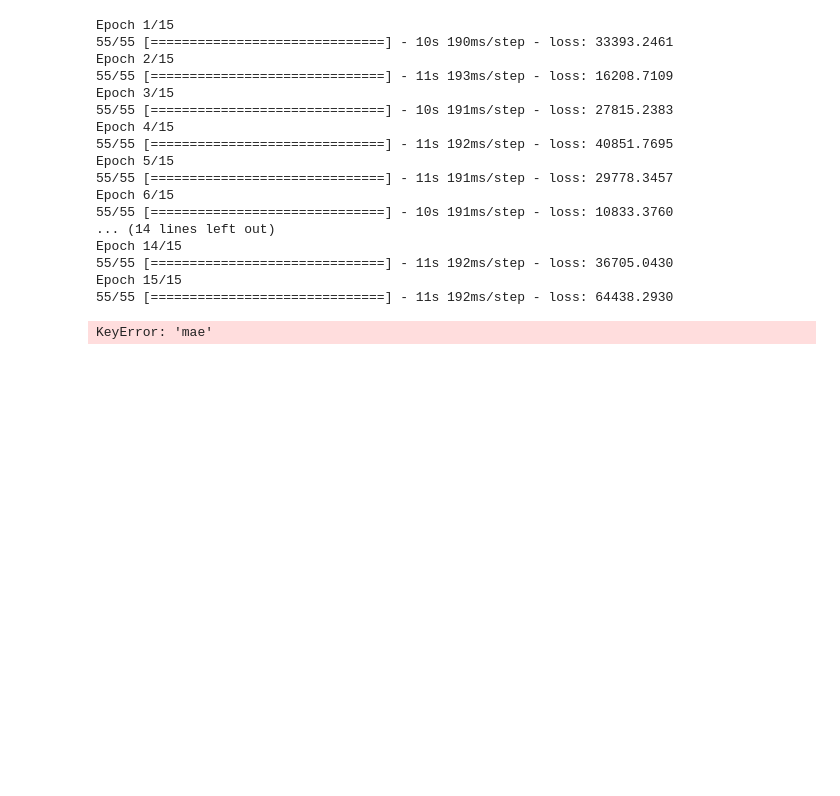
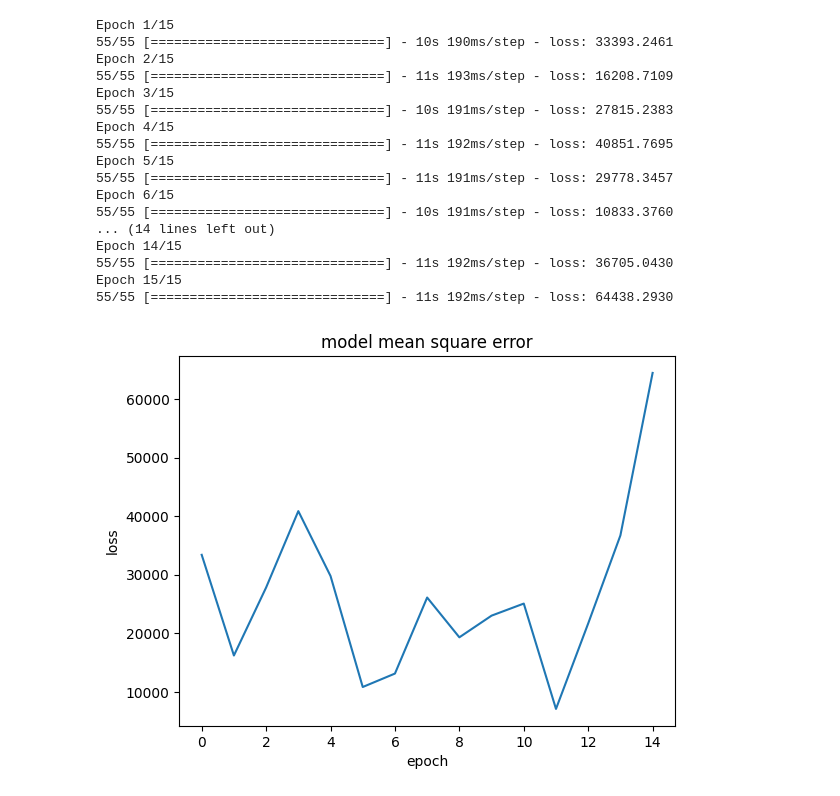
Before and after one commit to benkart-week-11/creative-optimisation-cv, a Jupyter notebook: notebooks/ModelDevelopment.ipynb, the cells around one changed output. Cells and saved outputs as stored; diff of their text form; code cells hidden in the pictures; blank space fills up the shorter version.

```diff
--- a/notebooks/ModelDevelopment.ipynb
+++ b/notebooks/ModelDevelopment.ipynb
@@ -162,7 +162,7 @@ history = model.fit(
         tf.cast(numeric_train,tf.float64)
         ],
     y = tf.cast(y_train, tf.float64),
-    epochs=15,batch_size=8)
+    epochs=50,batch_size=8)
 # %% [output]
 Epoch 1/15
 55/55 [==============================] - 10s 190ms/step - loss: 33393.2461
@@ -184,11 +184,11 @@ Epoch 15/15
 # %%
 import matplotlib.pyplot as plt
 # summarize history for accuracy
-plt.plot(history.history['mae'])
+plt.plot(history.history['loss'])
 plt.title('model mean square error')
-plt.ylabel('mae')
+plt.ylabel('loss')
 plt.xlabel('epoch')
 plt.savefig('../models/model_training.png')
 # plt.show()
 # %% [output]
-KeyError: 'mae'
+[figure, added]
```
Also changed, not shown: 2 other files.
